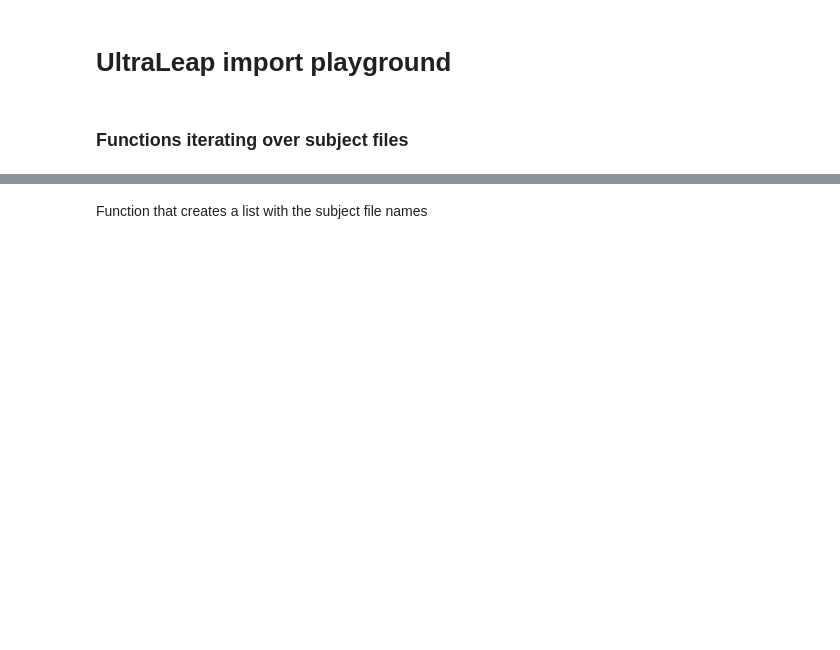
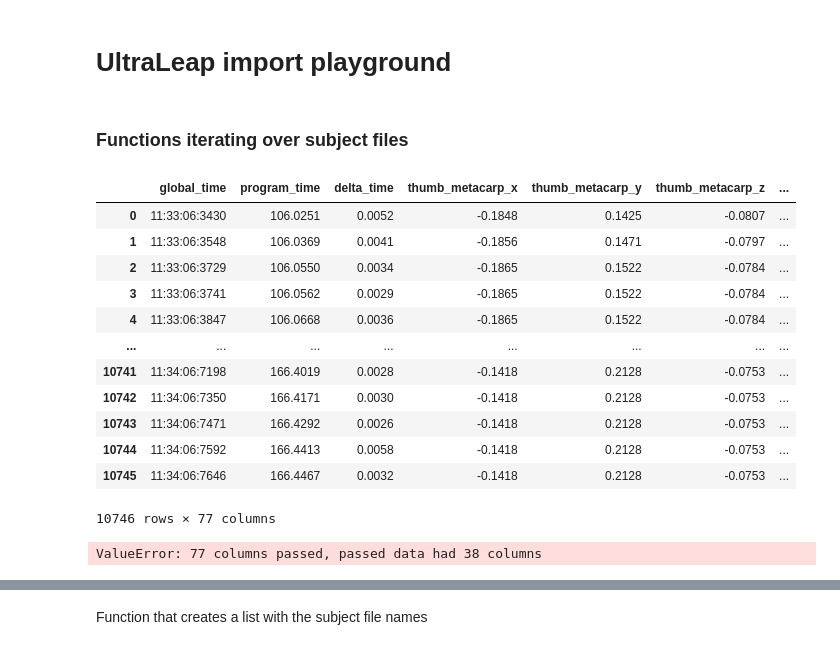
Before and after one commit to jgvhabets/ultraleap_analysis, a Jupyter notebook: code/notebooks/patient_analysis_oc_automating.ipynb, the cells around one changed output, grey strips where cells are left out. Saved outputs shown, nothing was run; the diff lists cells and outputs as text; code cells hidden in the pictures; blank space fills up the shorter version.

```diff
--- a/code/notebooks/patient_analysis_oc_automating.ipynb
+++ b/code/notebooks/patient_analysis_oc_automating.ipynb
@@ -55,0 +69,21 @@ import movement_calc.helpfunctions as hp
+# %%
+dat
+# %% [output]
+|  | global_time | program_time | delta_time | thumb_metacarp_x | thumb_metacarp_y | thumb_metacarp_z | ... |
+| 0 | 11:33:06:3430 | 106.0251 | 0.0052 | -0.1848 | 0.1425 | -0.0807 | ... |
+| 1 | 11:33:06:3548 | 106.0369 | 0.0041 | -0.1856 | 0.1471 | -0.0797 | ... |
+| 2 | 11:33:06:3729 | 106.0550 | 0.0034 | -0.1865 | 0.1522 | -0.0784 | ... |
+| 3 | 11:33:06:3741 | 106.0562 | 0.0029 | -0.1865 | 0.1522 | -0.0784 | ... |
+| 4 | 11:33:06:3847 | 106.0668 | 0.0036 | -0.1865 | 0.1522 | -0.0784 | ... |
+| ... | ... | ... | ... | ... | ... | ... | ... |
+| 10741 | 11:34:06:7198 | 166.4019 | 0.0028 | -0.1418 | 0.2128 | -0.0753 | ... |
+| 10742 | 11:34:06:7350 | 166.4171 | 0.0030 | -0.1418 | 0.2128 | -0.0753 | ... |
+| 10743 | 11:34:06:7471 | 166.4292 | 0.0026 | -0.1418 | 0.2128 | -0.0753 | ... |
+| 10744 | 11:34:06:7592 | 166.4413 | 0.0058 | -0.1418 | 0.2128 | -0.0753 | ... |
+| 10745 | 11:34:06:7646 | 166.4467 | 0.0032 | -0.1418 | 0.2128 | -0.0753 | ... |
+10746 rows × 77 columns
+# %%
+data = import_dat.import_string_data('C:\\Users\\madal\\OneDrive - Charité - Universitätsmedizin Berlin\\Ultraleap-hand-tracking\\data\\Patientdata\\ul007\\desktop\\ul007_m1s0_desktop_ft\\ul007_m1s0_desktop_ft_lh.csv')
+data = import_dat.remove_double_and_onlyNan_rows(data)
+# %% [output]
+ValueError: 77 columns passed, passed data had 38 columns
```
Also changed, not shown: parts of 48 cells of this notebook, 3 other files.
